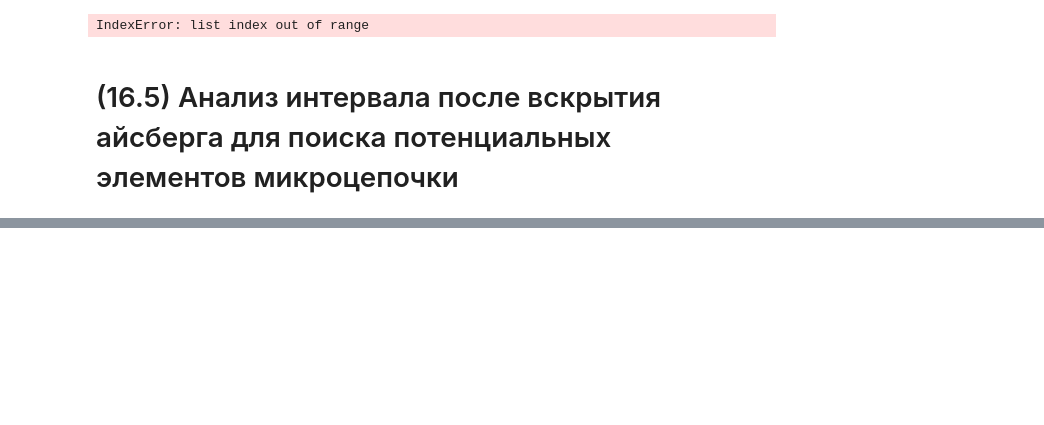
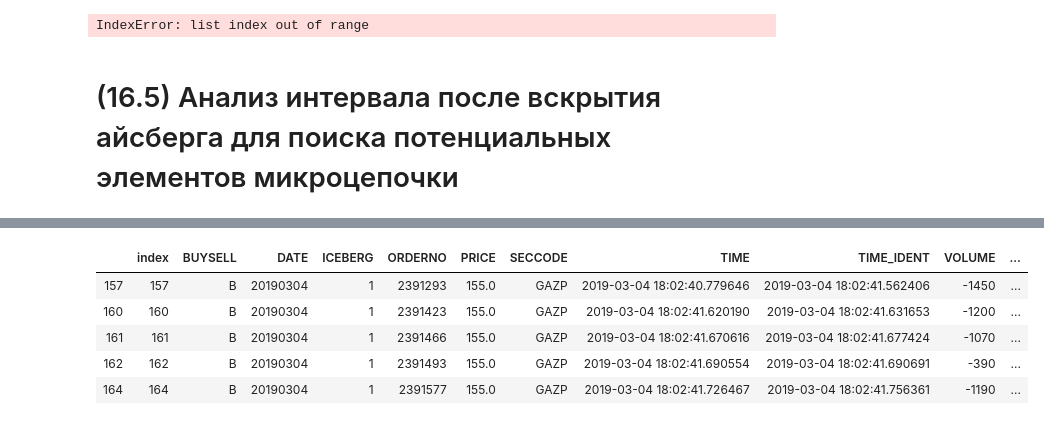
Before and after one commit to katya-luzina/master_thesis, a Jupyter notebook: 3. анализ окружения для создания микроцепочек.ipynb, the cells around one changed output, grey strips where cells are left out. Saved outputs shown, nothing was run; the diff lists cells and outputs as text; code cells hidden in the pictures; blank space fills up the shorter version.

```diff
--- a/3. анализ окружения для создания микроцепочек.ipynb
+++ b/3. анализ окружения для создания микроцепочек.ipynb
@@ -556,0 +605,9 @@ orders_instr[orders_instr['ORDERNO'].isin (chain_suc)]
+# %%
+ice_instr[ice_instr['ORDERNO'].isin (chain)]
+# %% [output]
+|  | index | BUYSELL | DATE | ICEBERG | ORDERNO | PRICE | SECCODE | TIME | TIME_IDENT | VOLUME | ... |
+| 157 | 157 | B | 20190304 | 1 | 2391293 | 155.0 | GAZP | 2019-03-04 18:02:40.779646 | 2019-03-04 18:02:41.562406 | -1450 | ... |
+| 160 | 160 | B | 20190304 | 1 | 2391423 | 155.0 | GAZP | 2019-03-04 18:02:41.620190 | 2019-03-04 18:02:41.631653 | -1200 | ... |
+| 161 | 161 | B | 20190304 | 1 | 2391466 | 155.0 | GAZP | 2019-03-04 18:02:41.670616 | 2019-03-04 18:02:41.677424 | -1070 | ... |
+| 162 | 162 | B | 20190304 | 1 | 2391493 | 155.0 | GAZP | 2019-03-04 18:02:41.690554 | 2019-03-04 18:02:41.690691 | -390 | ... |
+| 164 | 164 | B | 20190304 | 1 | 2391577 | 155.0 | GAZP | 2019-03-04 18:02:41.726467 | 2019-03-04 18:02:41.756361 | -1190 | ... |
```
Also changed, not shown: parts of 19 cells of this notebook.
